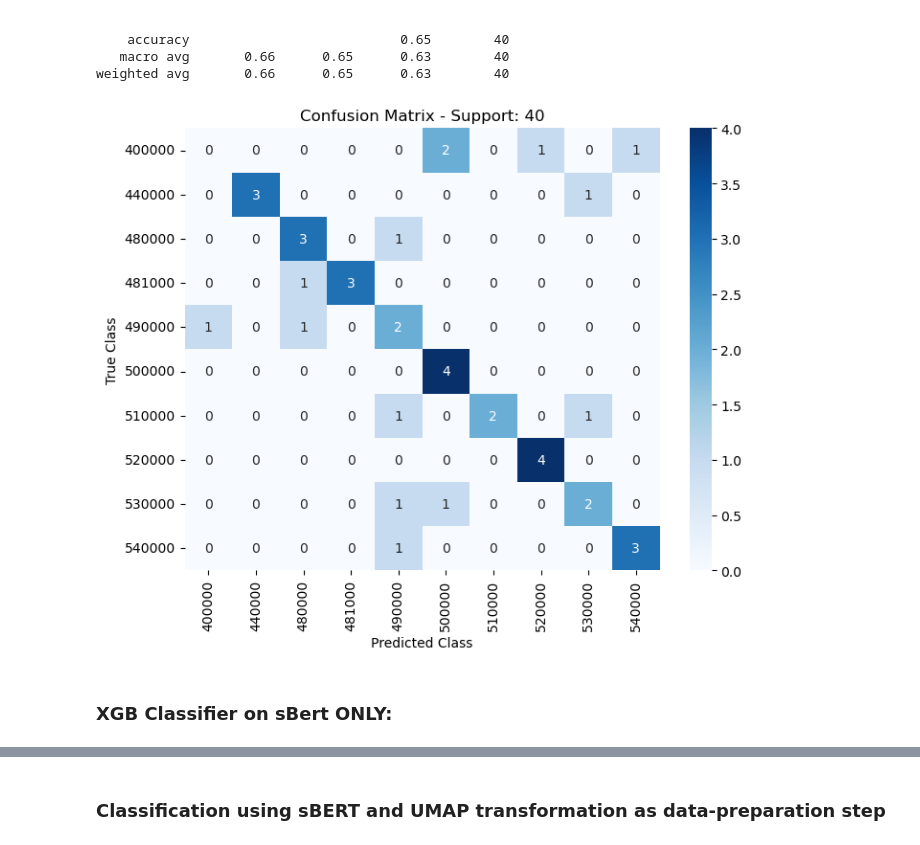
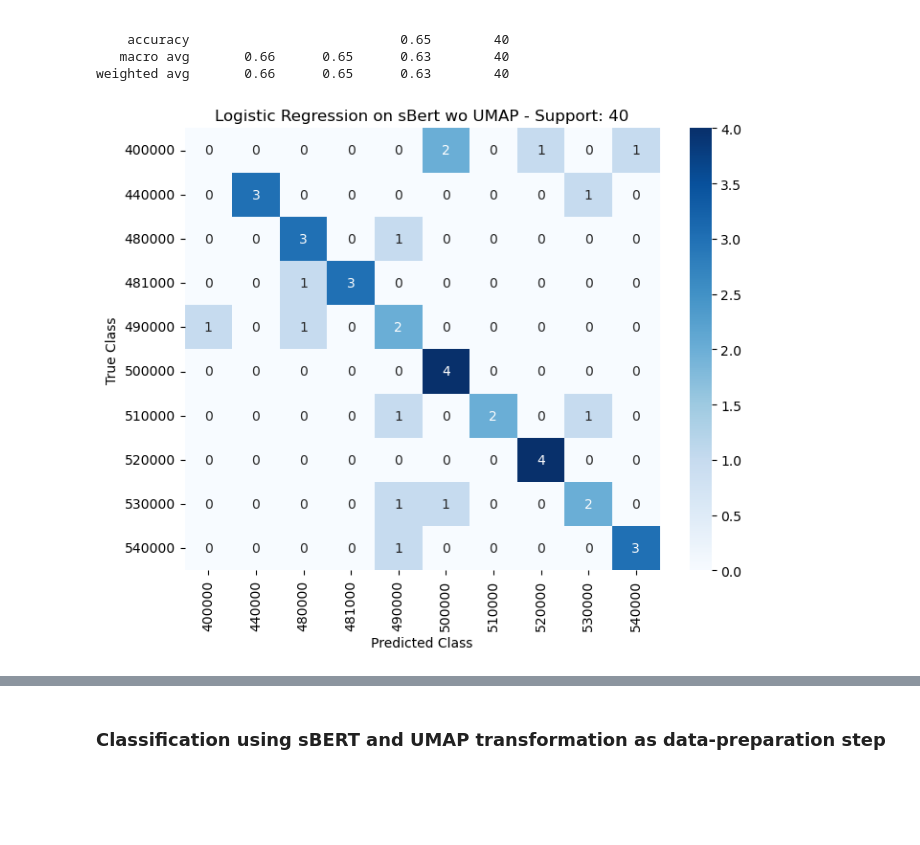
Before and after one commit to BorScho/sakto_from_line_item, a Jupyter notebook: notebooks/04_Classification_Bert_UMAP_based.ipynb, the cells around one changed output, grey strips where cells are left out. Cells and saved outputs as stored; diff of their text form; code cells hidden in the pictures; blank space fills up the shorter version.

```diff
--- a/notebooks/04_Classification_Bert_UMAP_based.ipynb
+++ b/notebooks/04_Classification_Bert_UMAP_based.ipynb
@@ -36,12 +37,8 @@ print(df.head(3))
 # proj = get_sbert_umap(documents) <- we cannot use the function here, because the umap-manifold will be build on all data in this case, which is information-leakage.
 
 from sklearn.model_selection import train_test_split
-from sklearn.preprocessing import LabelEncoder
-
-model = SentenceTransformer('all-MiniLM-L6-v2')
-embeddings = model.encode(X)
 
 le = LabelEncoder()
 y_encoded = le.fit_transform(y)
 
-X_train, X_test, y_train, y_test = train_test_split(embeddings, y_encoded, test_size=0.2, random_state=42, stratify=y_encoded)
+X_train, X_test, y_train, y_test = train_test_split(X, y_encoded, test_size=0.2, random_state=42, stratify=y_encoded)
@@ -51,0 +47,8 @@ embeddings.shape
+# %%
+# encode with sBert
+model = SentenceTransformer('all-MiniLM-L6-v2')
+X_train = model.encode(X_train)
+X_test = model.encode(X_test)
+
+# check: embedding dimension should be 384
+X_train.shape[1]
@@ -88,10 +139,8 @@ weighted avg       0.66      0.65      0.63        40
 # %%
 from utils import plot_confusion_matrix
 
 tick_labels = np.unique(y).astype(str)
 
-plot_confusion_matrix(y_test=y_test, y_pred=y_pred, x_labels=tick_labels, y_labels=tick_labels)
+plot_confusion_matrix(y_test=y_test, y_pred=y_pred, x_labels=tick_labels, y_labels=tick_labels, header_text="Logistic Regression on sBert wo UMAP")
 # %% [output]
-[figure, old version]
+[figure, new version]
-# %% [markdown]
-### XGB Classifier on sBert ONLY:
```
Also changed, not shown: parts of 23 cells of this notebook.
